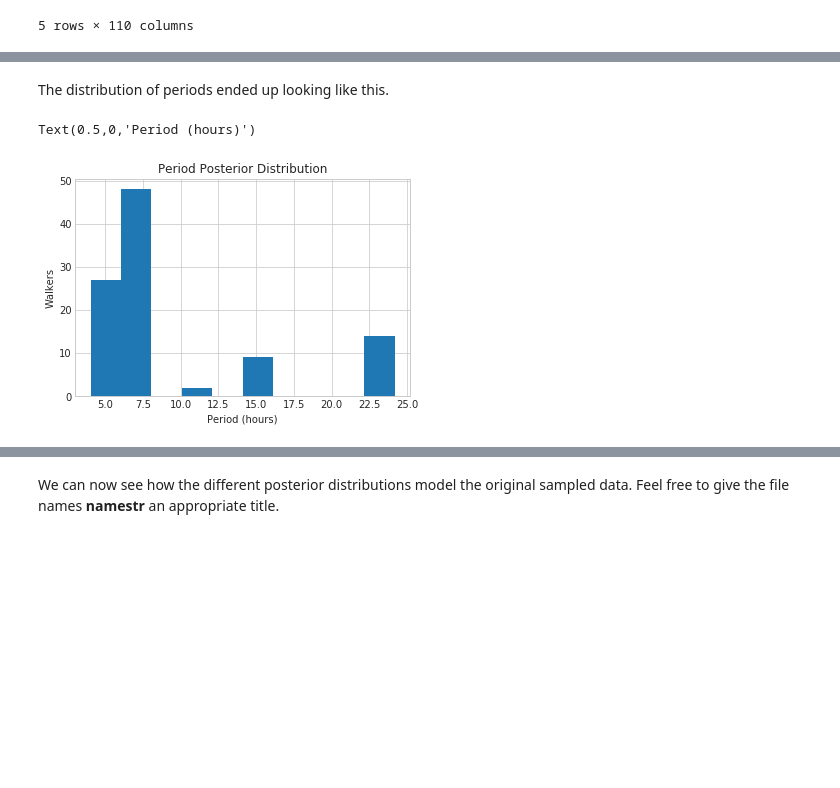
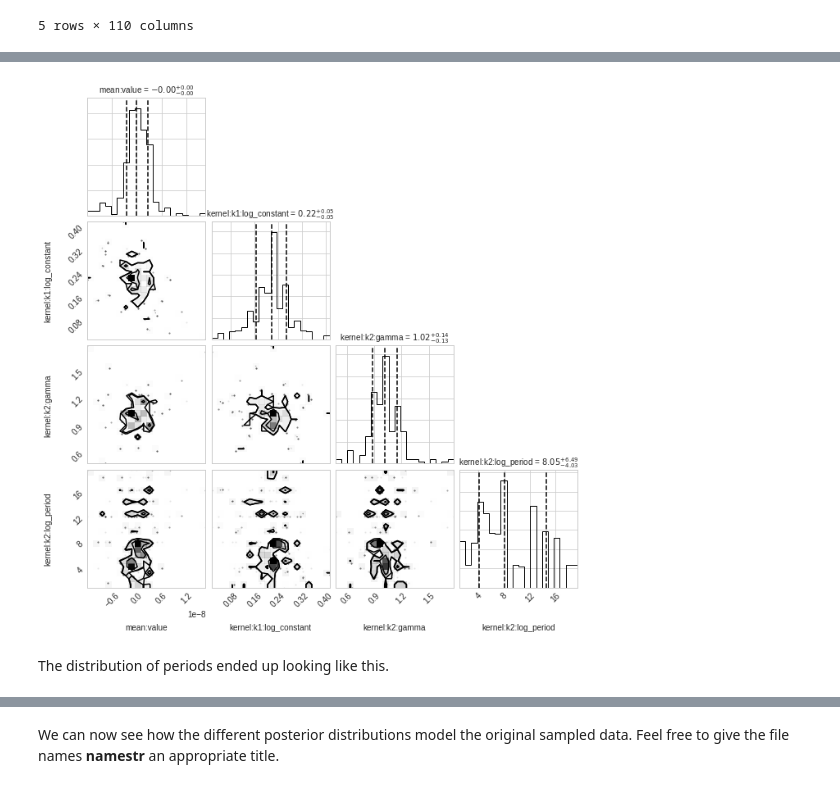
Before and after one commit to dirac-institute/CometGPs, a Jupyter notebook: cwl_sandbox/A Motivating Example-Not Simulated.ipynb, the cells around one changed output, grey strips where cells are left out. Saved outputs shown, nothing was run; the diff lists cells and outputs as text; code cells hidden in the pictures; blank space fills up the shorter version.

```diff
--- a/cwl_sandbox/A Motivating Example-Not Simulated.ipynb
+++ b/cwl_sandbox/A Motivating Example-Not Simulated.ipynb
@@ -177,0 +191,18 @@ plot_steps(sampler, dims = ['mean', 'log_amp', 'gamma', 'log period'], p0=[param
+# %%
+# make some labels
+labels = list(gp.get_parameter_names())
+#labels[3] = 'period'
+
+# percentage of steps to plot
+percent = 0.1
+
+# generate list of last steps spanning backwards
+x = list(range(-1,-int(sampler.iterations*percent)-1,-1))
+
+# only plot x last steps
+# reshape into 2d array instead of 3d
+#sampler.chain[walker, step, param]
+figure = corner.corner(sampler.chain[:,x,:].reshape(int(sampler.iterations*percent*sampler.k),4),
+                       labels=labels, quantiles=[0.16, 0.5, 0.84],
+                       show_titles=True, title_kwargs={"fontsize": 10})
+# %% [output]
@@ -178,18 +212,6 @@ plot_steps(sampler, dims = ['mean', 'log_amp', 'gamma', 'log period'], p0=[param
+[figure, added]
 # %% [markdown]
 The distribution of periods ended up looking like this.
-# %%
-# sampler.chain[chain, step, dimension]
-end_period = sampler.chain[:,-1,-1]
-end_period.sort()
-
-fig, fx = plt.subplots(1,1)
-fx.hist(np.exp(end_period)*24.)
-fx.set_title('Period Posterior Distribution')
-fx.set_ylabel('Walkers')
-fx.set_xlabel('Period (hours)')
-# %% [output]
-Text(0.5,0,'Period (hours)')
-[figure, removed]
 # %%
 periods = np.exp(sampler.chain[:,-1,-1])
 best_period = np.median(periods)
```
Also changed, not shown: parts of 21 cells of this notebook, 13 other files.
